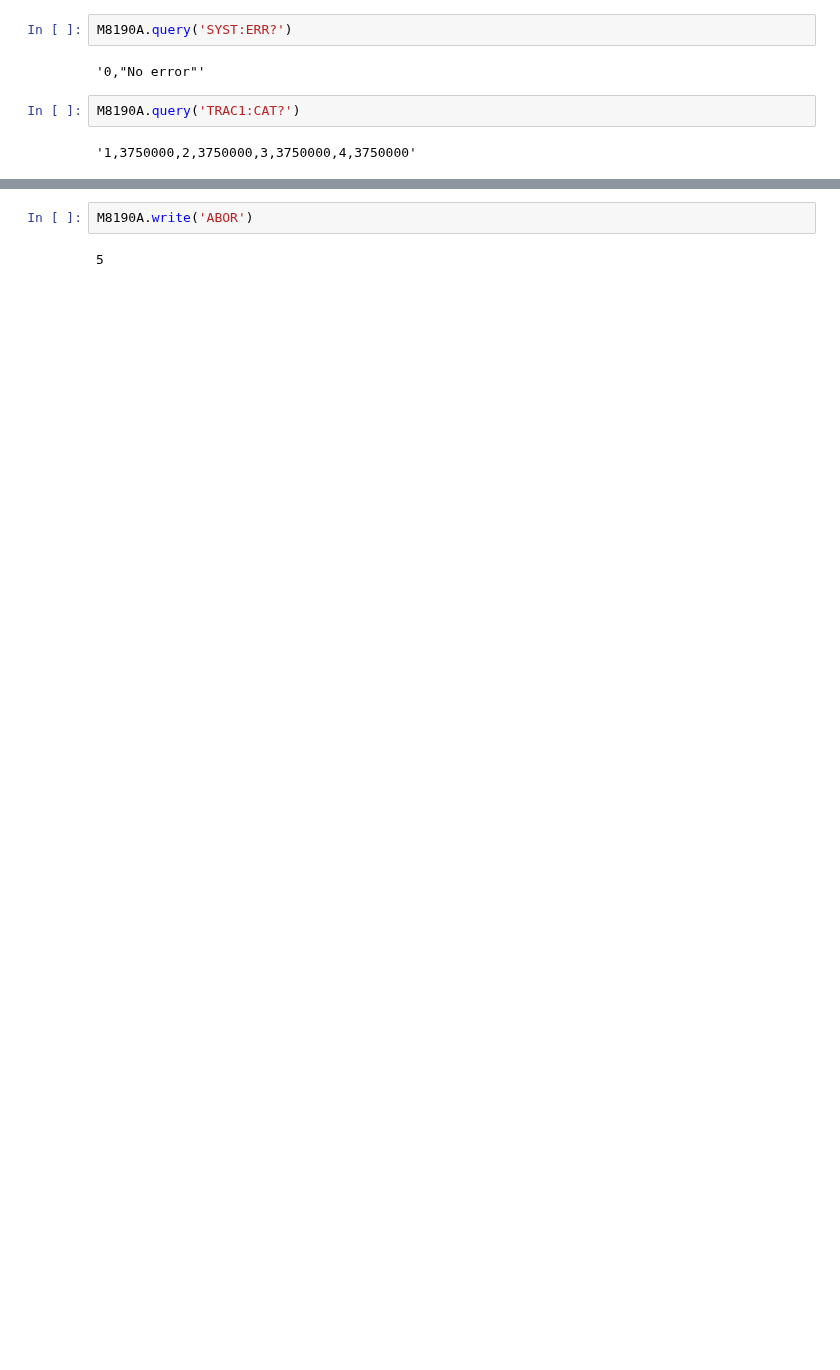
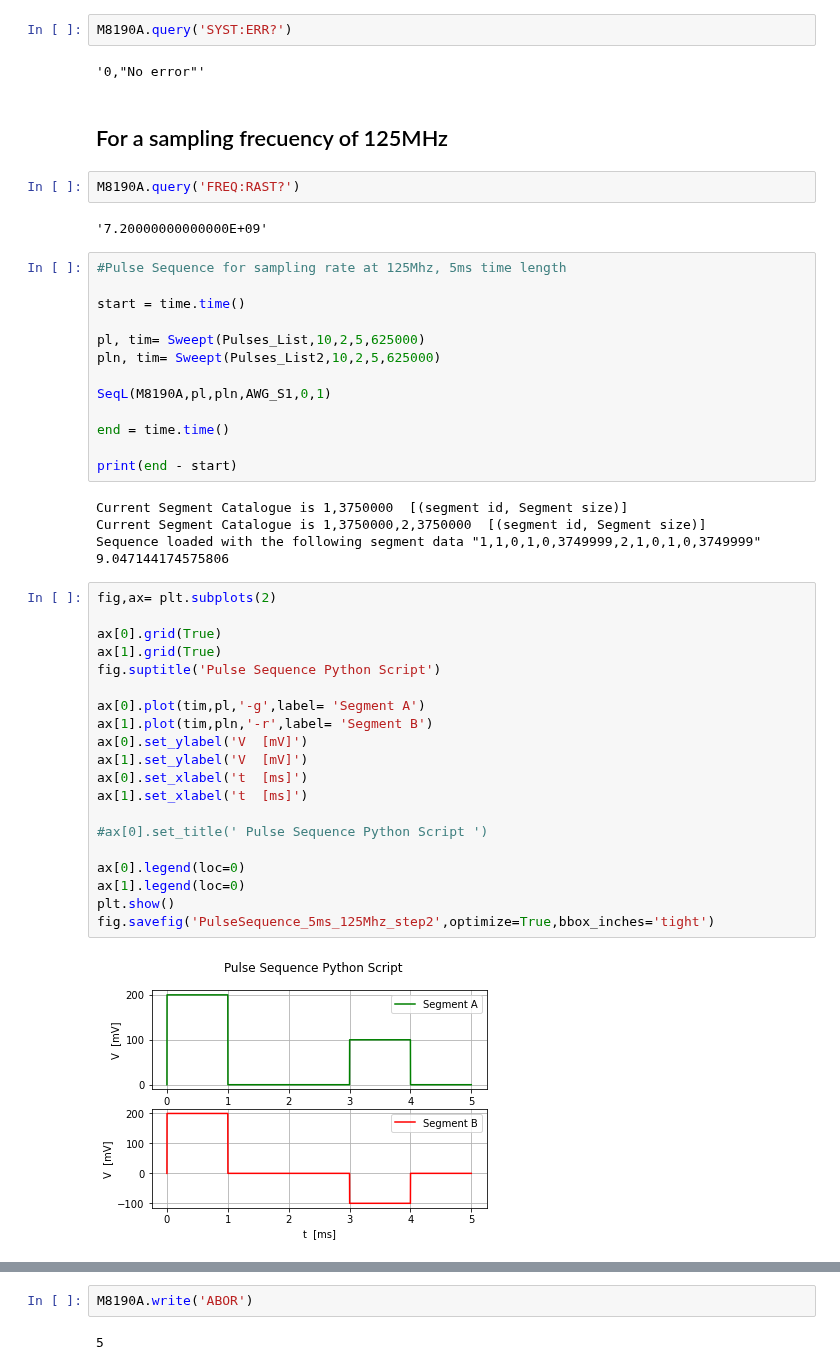
Before and after one commit to Holcan/STM, a Jupyter notebook: M8190/mechanicus.ipynb, the cells around one changed output, grey strips where cells are left out. Cells and saved outputs as stored; diff of their text form; blank space fills up the shorter version.

Commit message:
Characterization
Different fixed time lenfghts and sampling frecuency to study the behaviour of the instrument.

```diff
--- a/M8190/mechanicus.ipynb
+++ b/M8190/mechanicus.ipynb
@@ -834,8 +344,50 @@ M8190A.query('TRAC1:NAME? 1')
 M8190A.query('SYST:ERR?')
 # %% [output]
 '0,"No error"'
+# %% [markdown]
+## For a sampling frecuency of 125MHz
 # %%
-M8190A.query('TRAC1:CAT?')
+M8190A.query('FREQ:RAST?')
 # %% [output]
-'1,3750000,2,3750000,3,3750000,4,3750000'
+'7.20000000000000E+09'
+# %%
+#Pulse Sequence for sampling rate at 125Mhz, 5ms time length
+
+start = time.time()
+
+pl, tim= Sweept(Pulses_List,10,2,5,625000)
+pln, tim= Sweept(Pulses_List2,10,2,5,625000)
+
+SeqL(M8190A,pl,pln,AWG_S1,0,1)
+
+end = time.time()
+
+print(end - start)
+# %% [output]
+Current Segment Catalogue is 1,3750000  [(segment id, Segment size)]
+Current Segment Catalogue is 1,3750000,2,3750000  [(segment id, Segment size)]
+Sequence loaded with the following segment data "1,1,0,1,0,3749999,2,1,0,1,0,3749999"
+9.047144174575806
+# %%
+fig,ax= plt.subplots(2)
+
+ax[0].grid(True)
+ax[1].grid(True)
+fig.suptitle('Pulse Sequence Python Script')
+
+ax[0].plot(tim,pl,'-g',label= 'Segment A')
+ax[1].plot(tim,pln,'-r',label= 'Segment B')
+ax[0].set_ylabel('V  [mV]')
+ax[1].set_ylabel('V  [mV]')
+ax[0].set_xlabel('t  [ms]')
+ax[1].set_xlabel('t  [ms]')
+
+#ax[0].set_title(' Pulse Sequence Python Script ')
+
+ax[0].legend(loc=0)
+ax[1].legend(loc=0)
+plt.show()
+fig.savefig('PulseSequence_5ms_125Mhz_step2',optimize=True,bbox_inches='tight')
+# %% [output]
+[figure, added]
 # %%
```
Also changed, not shown: parts of 182 cells of this notebook, 9 other files.
